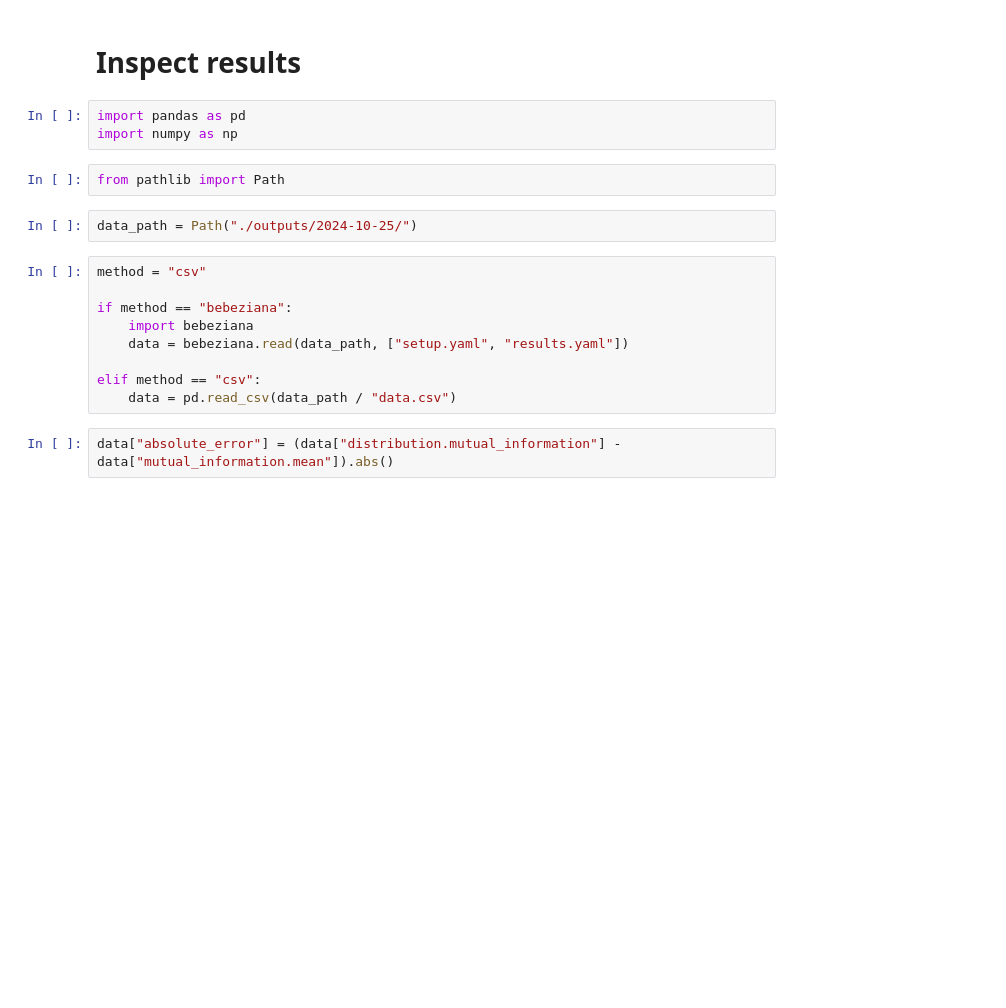
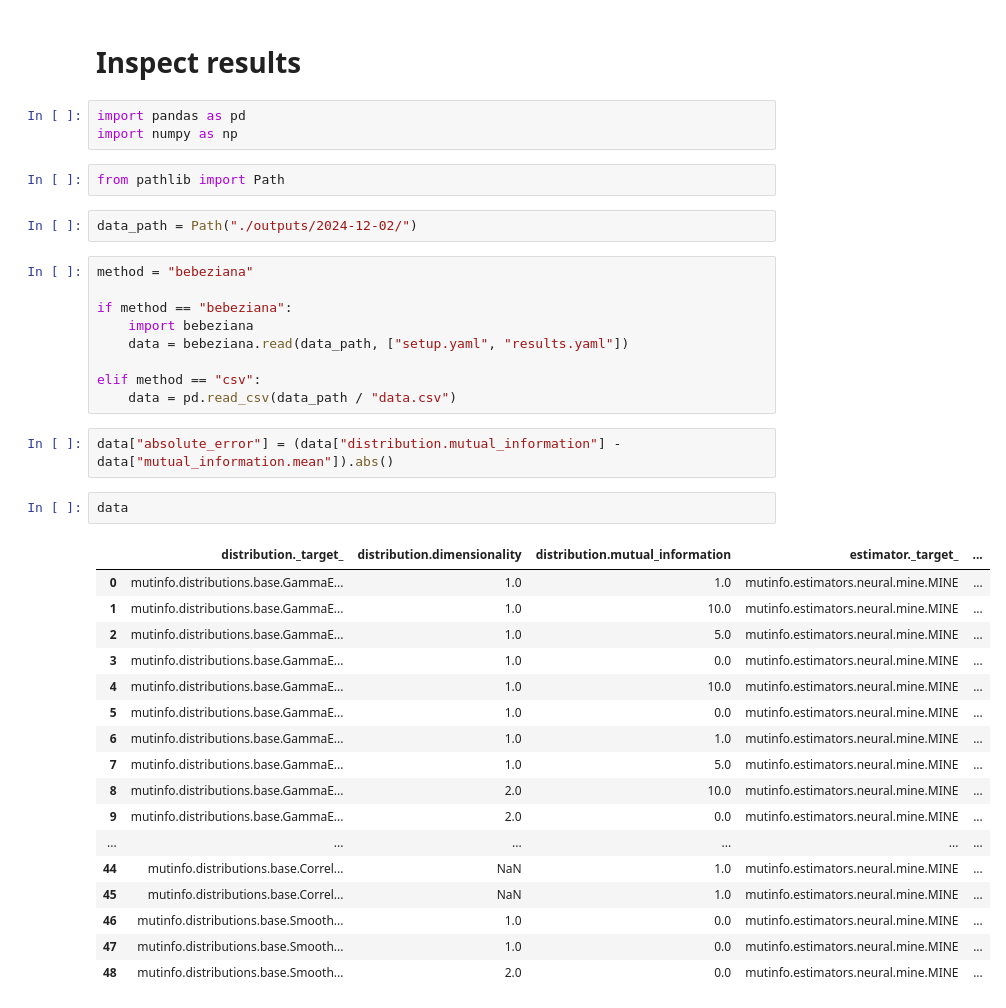
Before and after one commit to VanessB/mutinfo, a Jupyter notebook: source/evaluate/Inspect.ipynb, the cells around one changed output. Drawn from its saved outputs; the diff is of its cells as text; blank space fills up the shorter version.

```diff
--- a/source/evaluate/Inspect.ipynb
+++ b/source/evaluate/Inspect.ipynb
@@ -6,9 +6,9 @@ import numpy as np
 # %%
 from pathlib import Path
 # %%
-data_path = Path("./outputs/2024-10-25/")
+data_path = Path("./outputs/2024-12-02/")
 # %%
-method = "csv"
+method = "bebeziana"
 
 if method == "bebeziana":
     import bebeziana
@@ -18,6 +18,26 @@ elif method == "csv":
     data = pd.read_csv(data_path / "data.csv")
 # %%
 data["absolute_error"] = (data["distribution.mutual_information"] - data["mutual_information.mean"]).abs()
+# %%
+data
+# %% [output]
+|  | distribution._target_ | distribution.dimensionality | distribution.mutual_information | estimator._target_ | ... |
+| 0 | mutinfo.distributions.base.GammaE... | 1.0 | 1.0 | mutinfo.estimators.neural.mine.MINE | ... |
+| 1 | mutinfo.distributions.base.GammaE... | 1.0 | 10.0 | mutinfo.estimators.neural.mine.MINE | ... |
+| 2 | mutinfo.distributions.base.GammaE... | 1.0 | 5.0 | mutinfo.estimators.neural.mine.MINE | ... |
+| 3 | mutinfo.distributions.base.GammaE... | 1.0 | 0.0 | mutinfo.estimators.neural.mine.MINE | ... |
+| 4 | mutinfo.distributions.base.GammaE... | 1.0 | 10.0 | mutinfo.estimators.neural.mine.MINE | ... |
+| 5 | mutinfo.distributions.base.GammaE... | 1.0 | 0.0 | mutinfo.estimators.neural.mine.MINE | ... |
+| 6 | mutinfo.distributions.base.GammaE... | 1.0 | 1.0 | mutinfo.estimators.neural.mine.MINE | ... |
+| 7 | mutinfo.distributions.base.GammaE... | 1.0 | 5.0 | mutinfo.estimators.neural.mine.MINE | ... |
+| 8 | mutinfo.distributions.base.GammaE... | 2.0 | 10.0 | mutinfo.estimators.neural.mine.MINE | ... |
+| 9 | mutinfo.distributions.base.GammaE... | 2.0 | 0.0 | mutinfo.estimators.neural.mine.MINE | ... |
+| ... | ... | ... | ... | ... | ... |
+| 44 | mutinfo.distributions.base.Correl... | NaN | 1.0 | mutinfo.estimators.neural.mine.MINE | ... |
+| 45 | mutinfo.distributions.base.Correl... | NaN | 1.0 | mutinfo.estimators.neural.mine.MINE | ... |
+| 46 | mutinfo.distributions.base.Smooth... | 1.0 | 0.0 | mutinfo.estimators.neural.mine.MINE | ... |
+| 47 | mutinfo.distributions.base.Smooth... | 1.0 | 0.0 | mutinfo.estimators.neural.mine.MINE | ... |
+| 48 | mutinfo.distributions.base.Smooth... | 2.0 | 0.0 | mutinfo.estimators.neural.mine.MINE | ... |
 # %%
 #print(data.groupby(["estimator._target_", "distribution._target_", "distribution.mutual_information", "estimator.k_neighbors"])["absolute_error"].mean().to_string())
 print(data.groupby(["estimator._target_", "distribution._target_", "estimator.k_neighbors"])[["absolute_error"]].mean().to_string())
```
Also changed, not shown: parts of 6 cells of this notebook, 13 other files.
